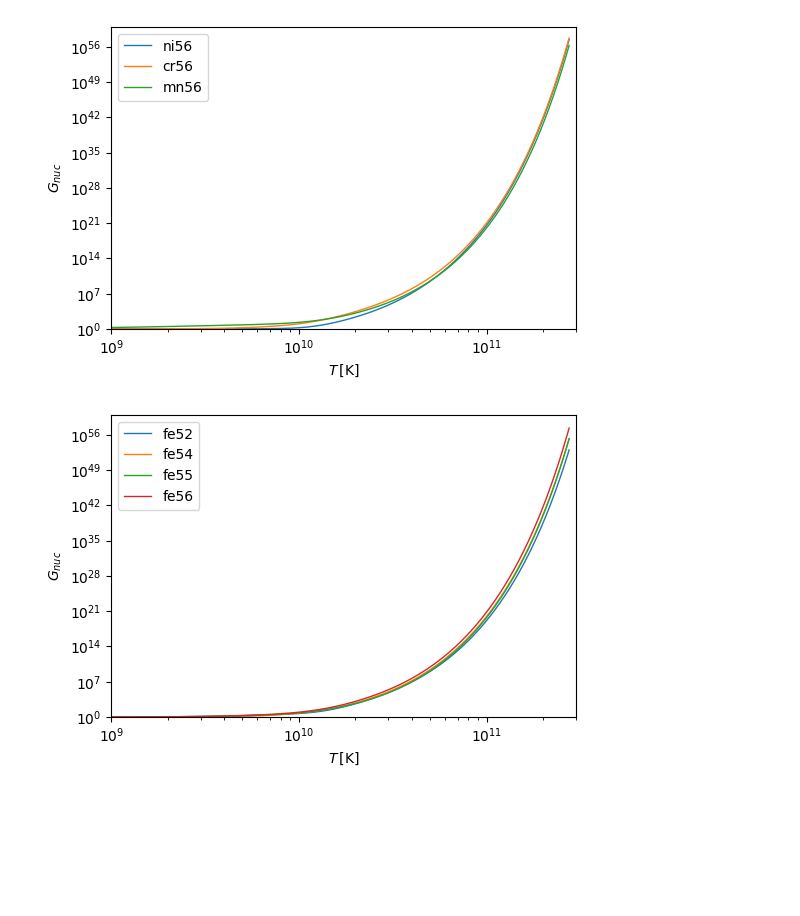
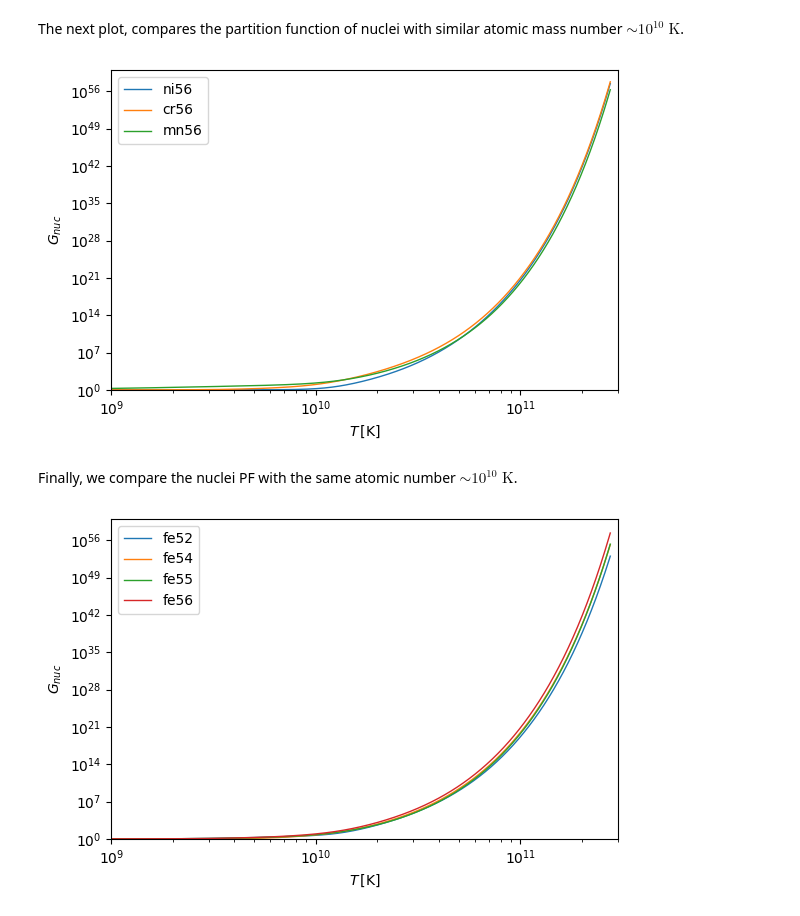
Before and after one commit to pynucastro/paper_notebooks, a Jupyter notebook: plot_pf.ipynb, the cells around one changed output. Saved outputs shown, nothing was run; the diff lists cells and outputs as text; code cells hidden in the pictures; blank space fills up the shorter version.

```diff
--- a/plot_pf.ipynb
+++ b/plot_pf.ipynb
@@ -5,5 +9,5 @@ import numpy as np
 # %%
-def plot_pf(nuc, tmin=0.0, tmax=275, npoints=10000):
+def plot_pf(nuc, outfile='test.png', tmin=0.0, tmax=275, npoints=10000):
 
     max_nuc = len(nuc)
     for i in range(max_nuc):
@@ -31,3 +35,6 @@ def plot_pf(nuc, tmin=0.0, tmax=275, npoints=10000):
     ax.set_yscale("log")
     ax.set_xlabel(r"$T\,\mathrm{[K]}$")
     ax.set_ylabel(r"$G_{nuc}$")
+
+    fig.tight_layout()
+    fig.savefig(outfile, bbox_inches="tight")
@@ -38,8 +47,12 @@ plot_pf(nuc=['mn56', 'cr48', 'fe55', 'fe54', 'fe56', 'mn51','ni56', 'co55', 'mn5
+# %% [markdown]
+The next plot, compares the partition function of nuclei with similar atomic mass number $\sim 10^{10} \; \mathrm{K}$.
 # %%
-plot_pf(nuc=['ni56', 'cr56', 'mn56'])
+plot_pf(nuc=['ni56', 'cr56', 'mn56'], outfile='same_A_pf.pdf')
 # %% [output]
-[figure, old version]
+[figure, new version]
+# %% [markdown]
+Finally, we compare the nuclei PF with the same atomic number $\sim 10^{10} \; \mathrm{K}$.
 # %%
-plot_pf(nuc=['fe52', 'fe54', 'fe55', 'fe56'])
+plot_pf(nuc=['fe52', 'fe54', 'fe55', 'fe56'], outfile='same_Z_pf.pdf')
 # %% [output]
-[figure, old version]
+[figure, new version]
```
Also changed, not shown: parts of 3 cells of this notebook, 3 other files.
